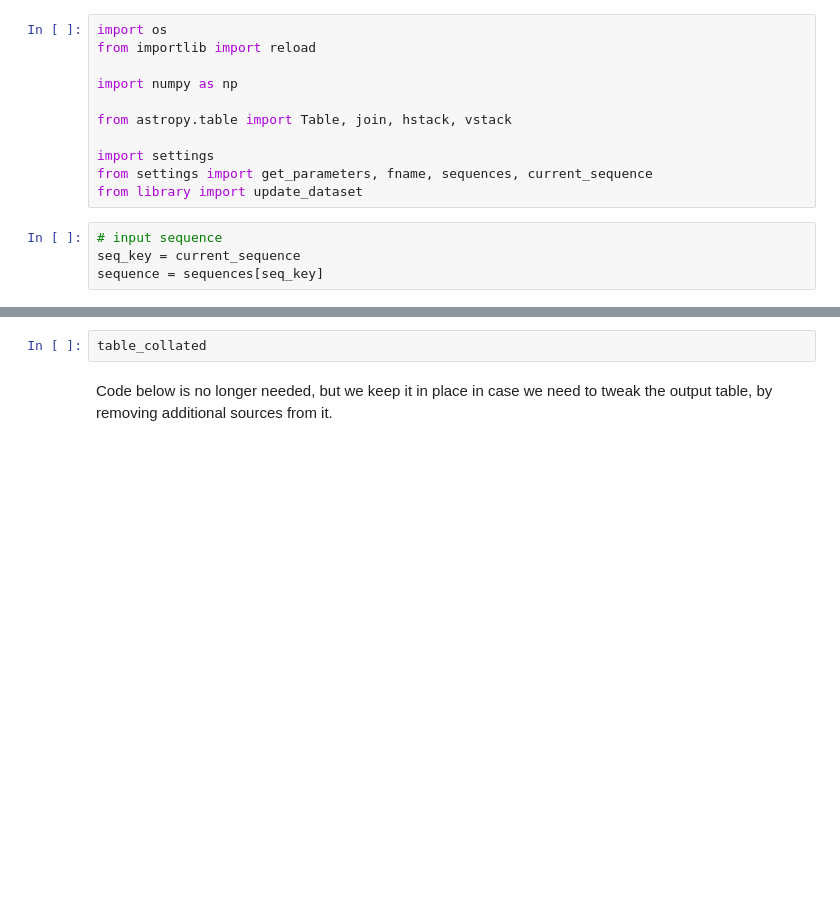
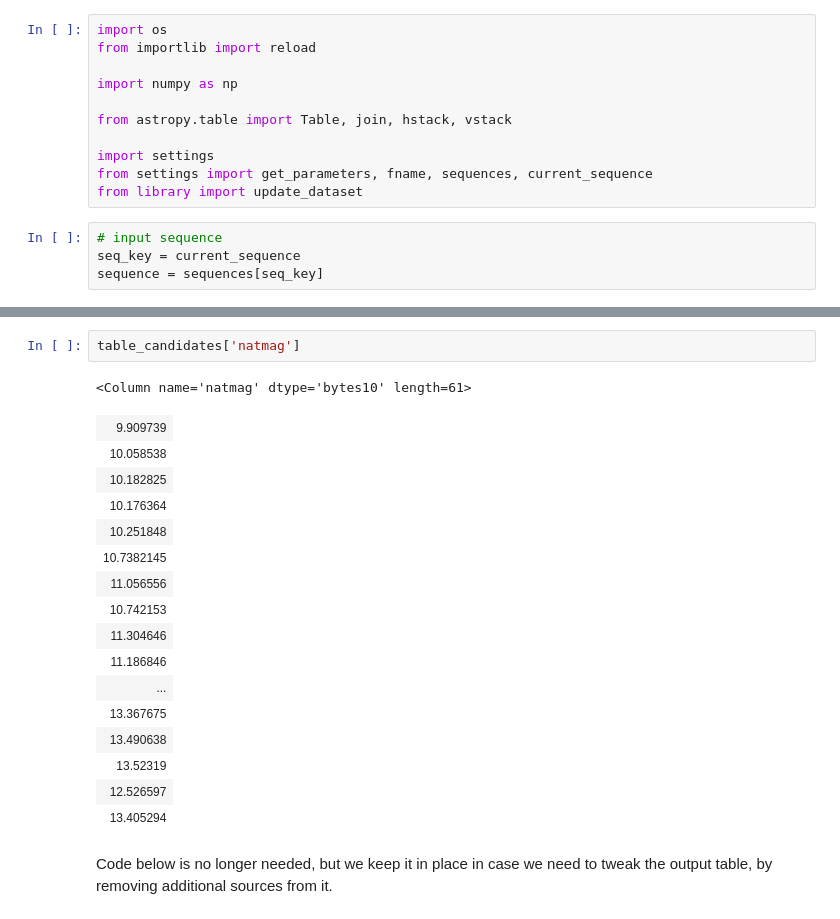
Before and after one commit to cuernodegazpacho/plateanalysis, a Jupyter notebook: footprints/collate.ipynb, the cells around one changed output, grey strips where cells are left out. Saved outputs shown, nothing was run; the diff lists cells and outputs as text; blank space fills up the shorter version.

```diff
--- a/footprints/collate.ipynb
+++ b/footprints/collate.ipynb
@@ -49,5 +56,23 @@ for i in range(len((sequence)) - 1):
 # %%
-table_collated
+table_candidates['natmag']
+# %% [output]
+<Column name='natmag' dtype='bytes10' length=61>
+| 9.909739 |
+| 10.058538 |
+| 10.182825 |
+| 10.176364 |
+| 10.251848 |
+| 10.7382145 |
+| 11.056556 |
+| 10.742153 |
+| 11.304646 |
+| 11.186846 |
+| ... |
+| 13.367675 |
+| 13.490638 |
+| 13.52319 |
+| 12.526597 |
+| 13.405294 |
 # %% [markdown]
 Code below is no longer needed, but we keep it in place in case we need to tweak the output table, by removing additional sources from it.
 # %%
```
Also changed, not shown: parts of 1 cell of this notebook, 12 other files.
